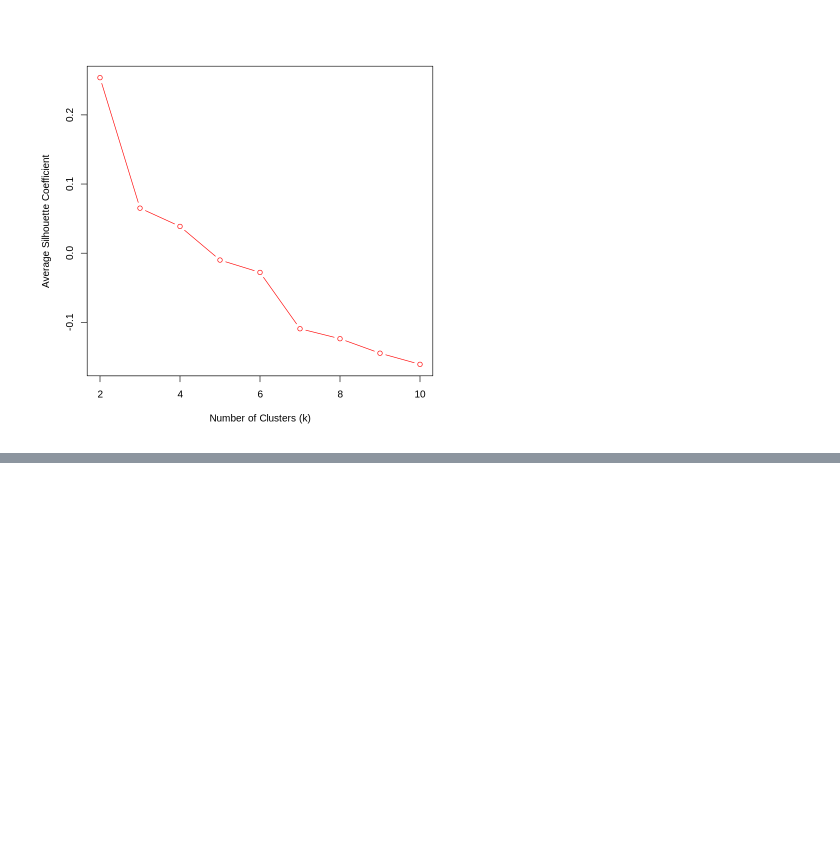
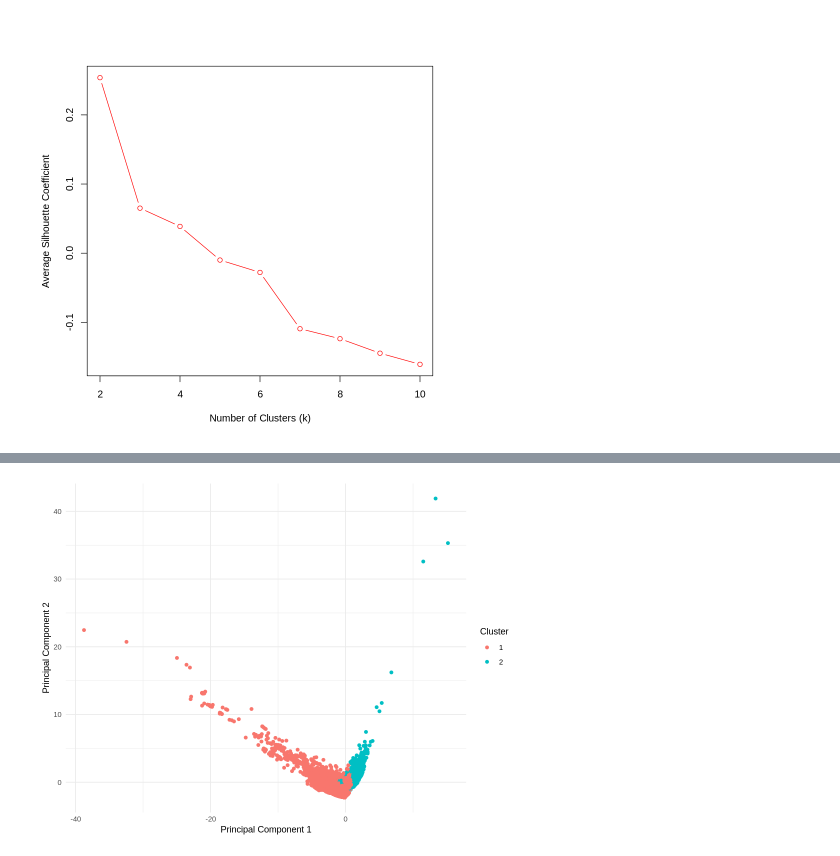
Before and after one commit to raffaele-aurucci/Phishing_URLs_Analysis, a Jupyter notebook: 3.clustering.ipynb, the cells around one changed output, grey strips where cells are left out. Saved outputs shown, nothing was run; the diff lists cells and outputs as text; code cells hidden in the pictures; blank space fills up the shorter version.

Commit message:
updated hierarchial clustering and knn

```diff
--- a/3.clustering.ipynb
+++ b/3.clustering.ipynb
@@ -907,0 +910,3 @@ plot(2:10, silhouette_means[2:10], type = "b", xlab = "Number of Clusters (k)",
+# %%
+# k-means
+km <- kmeans (df_X, centers = 2 , iter.max = 100, nstart = 25)
@@ -907,0 +930,11 @@ plot(2:10, silhouette_means[2:10], type = "b", xlab = "Number of Clusters (k)",
+# %%
+df_X$cluster <- km$cluster
+
+# Create a contingency table between the cluster and the label
+contingency_table <- table(df_X$cluster, df$label)
+
+# Rename columns
+colnames(contingency_table) <- c("phishing", "legitimate")
+
+print("Contingency table between cluster and label:")
+print(contingency_table)
@@ -907,0 +947,5 @@ plot(2:10, silhouette_means[2:10], type = "b", xlab = "Number of Clusters (k)",
+# %%
+# PCA for reduction to 2 dimension
+pca <- prcomp(df_X[, -ncol(df_X)], scale. = FALSE)
+data_pca <- pca$x[, 1:2]
+summary(pca)
@@ -907,0 +966,11 @@ plot(2:10, silhouette_means[2:10], type = "b", xlab = "Number of Clusters (k)",
+# %%
+options(repr.plot.width = 8, repr.plot.height = 6)
+
+# Show clusters
+plot_df <- data.frame(data_pca, Cluster = factor(km$cluster))
+ggplot(plot_df, aes(x = data_pca[,1], y = data_pca[,2], color = Cluster)) +
+  geom_point() +
+  labs(x = "Principal Component 1", y = "Principal Component 2") +
+  theme_minimal()
+# %% [output]
+[figure, added]
```
Also changed, not shown: parts of 13 cells of this notebook.
